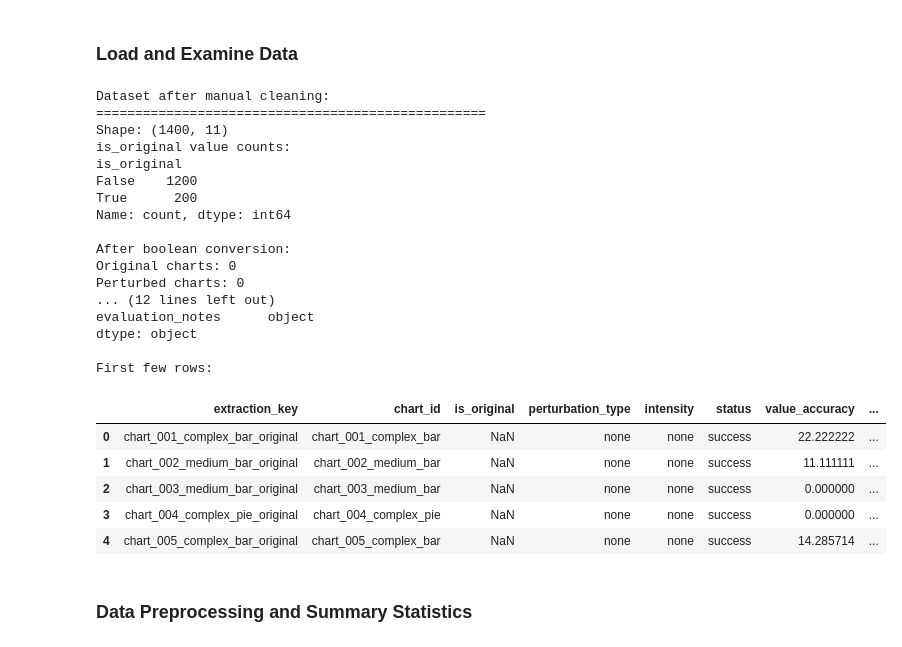
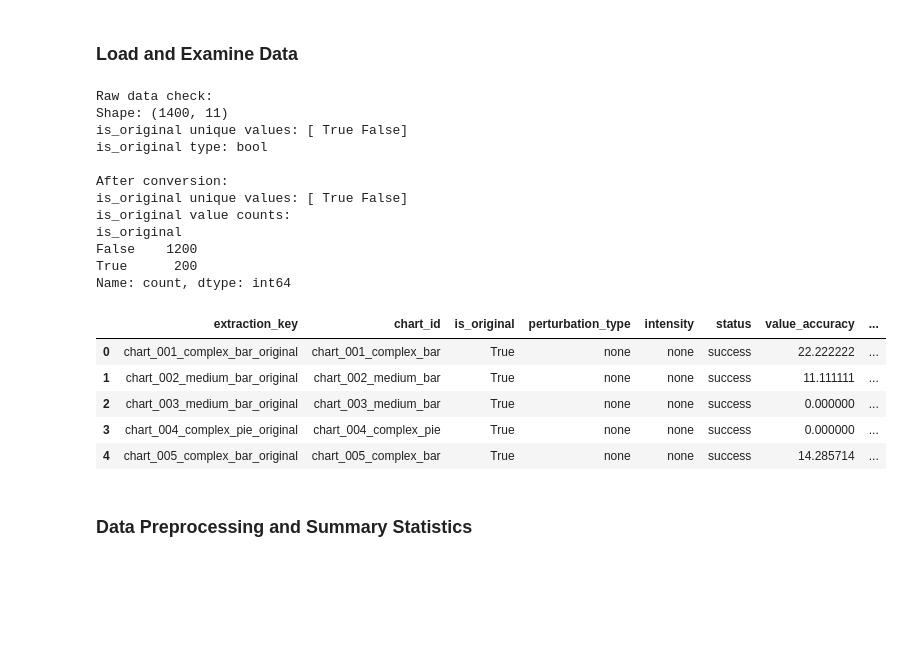
Before and after one commit to vishaalinimanikandan/gpt4o-chart-robustness-framework, a Jupyter notebook: Data_analysis.ipynb, the cells around one changed output. Cells and saved outputs as stored; diff of their text form; code cells hidden in the pictures; blank space fills up the shorter version.

```diff
--- a/Data_analysis.ipynb
+++ b/Data_analysis.ipynb
@@ -29,60 +29,41 @@ Libraries imported successfully!
 # %% [markdown]
 ### Load and Examine Data
 # %%
-import io
+# Load data properly handling string booleans
+df = pd.read_csv('comprehensive_evaluation_results.csv')
 
-# Read the file and process it manually
-with open('comprehensive_evaluation_results.csv', 'r', encoding='utf-8') as f:
-    content = f.read()
+print("Raw data check:")
+print(f"Shape: {df.shape}")
+print(f"is_original unique values: {df['is_original'].unique()}")
+print(f"is_original type: {df['is_original'].dtype}")
 
-# Clean the content to remove carriage returns
-content_cleaned = content.replace('\r\n', '\n').replace('\r', '\n')
+# Convert string booleans to actual booleans CORRECTLY
+df['is_original'] = df['is_original'].astype(str).map({'True': True, 'False': False})
 
-# Create a StringIO object and read with pandas
-df = pd.read_csv(io.StringIO(content_cleaned))
+print(f"\nAfter conversion:")
+print(f"is_original unique values: {df['is_original'].unique()}")
+print(f"is_original value counts:\n{df['is_original'].value_counts()}")
 
-print("Dataset after manual cleaning:")
-print("=" * 50)
-print(f"Shape: {df.shape}")
-print(f"is_original value counts:")
-print(df['is_original'].value_counts())
-
-# Convert boolean strings to actual booleans
-df['is_original'] = df['is_original'].map({'True': True, 'False': False})
-
-print(f"\nAfter boolean conversion:")
-print(f"Original charts: {sum(df['is_original'] == True)}")
-print(f"Perturbed charts: {sum(df['is_original'] == False)}")
-
-print("\nData Types:")
-print(df.dtypes)
-
-print("\nFirst few rows:")
 display(df.head())
 # %% [output]
-Dataset after manual cleaning:
-==================================================
+Raw data check:
 Shape: (1400, 11)
+is_original unique values: [ True False]
+is_original type: bool
+
+After conversion:
+is_original unique values: [ True False]
 is_original value counts:
 is_original
 False    1200
 True      200
 Name: count, dtype: int64
-
-After boolean conversion:
-Original charts: 0
-Perturbed charts: 0
-... (12 lines left out)
-evaluation_notes      object
-dtype: object
-
-First few rows:
 |  | extraction_key | chart_id | is_original | perturbation_type | intensity | status | value_accuracy | ... |
-| 0 | chart_001_complex_bar_original | chart_001_complex_bar | NaN | none | none | success | 22.222222 | ... |
-| 1 | chart_002_medium_bar_original | chart_002_medium_bar | NaN | none | none | success | 11.111111 | ... |
-| 2 | chart_003_medium_bar_original | chart_003_medium_bar | NaN | none | none | success | 0.000000 | ... |
-| 3 | chart_004_complex_pie_original | chart_004_complex_pie | NaN | none | none | success | 0.000000 | ... |
-| 4 | chart_005_complex_bar_original | chart_005_complex_bar | NaN | none | none | success | 14.285714 | ... |
+| 0 | chart_001_complex_bar_original | chart_001_complex_bar | True | none | none | success | 22.222222 | ... |
+| 1 | chart_002_medium_bar_original | chart_002_medium_bar | True | none | none | success | 11.111111 | ... |
+| 2 | chart_003_medium_bar_original | chart_003_medium_bar | True | none | none | success | 0.000000 | ... |
+| 3 | chart_004_complex_pie_original | chart_004_complex_pie | True | none | none | success | 0.000000 | ... |
+| 4 | chart_005_complex_bar_original | chart_005_complex_bar | True | none | none | success | 14.285714 | ... |
 # %% [markdown]
 ### Data Preprocessing and Summary Statistics
 # %%
```
Also changed, not shown: parts of 29 cells of this notebook.
